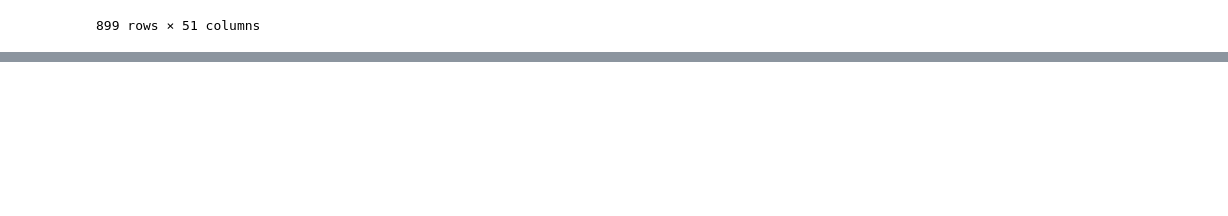
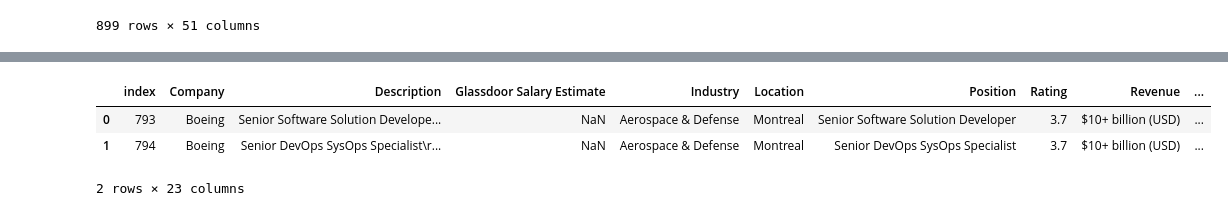
Before and after one commit to sashananda/sta_project_1, a Jupyter notebook: code/raw_code/NLP/DescriptionAnalysis.ipynb, the cells around one changed output, grey strips where cells are left out. Saved outputs shown, nothing was run; the diff lists cells and outputs as text; code cells hidden in the pictures; blank space fills up the shorter version.

```diff
--- a/code/raw_code/NLP/DescriptionAnalysis.ipynb
+++ b/code/raw_code/NLP/DescriptionAnalysis.ipynb
@@ -135,0 +162,12 @@ df
+# %%
+count = 0
+indexes = []
+for description in descriptions:
+    words = ''
+    for i in range(len(description)):
+        words += ' ' + description[i][0]
+    lang = detect(words)
+    if lang == 'fr':
+        indexes.append(count)
+    count += 1
+print(len(indexes))
@@ -135,0 +250,2 @@ df
+# %%
+df2 = df[df['index'].isin(indexes)]
@@ -135,0 +273,2 @@ df
+# %%
+df3 = pd.read_csv('../../../data/clean_data/salaries_ca.csv')
@@ -135,0 +295,9 @@ df
+# %%
+finaldf = pd.merge(df2, df3, left_on='Company', right_on='company')
+# %%
+finaldf
+# %% [output]
+|  | index | Company | Description | Glassdoor Salary Estimate | Industry | Location | Position | Rating | Revenue | ... |
+| 0 | 793 | Boeing | Senior Software Solution Develope... | NaN | Aerospace & Defense | Montreal | Senior Software Solution Developer | 3.7 | $10+ billion (USD) | ... |
+| 1 | 794 | Boeing | Senior DevOps SysOps Specialist\r... | NaN | Aerospace & Defense | Montreal | Senior DevOps SysOps Specialist | 3.7 | $10+ billion (USD) | ... |
+2 rows × 23 columns
```
Also changed, not shown: parts of 13 cells of this notebook, 3 other files.
